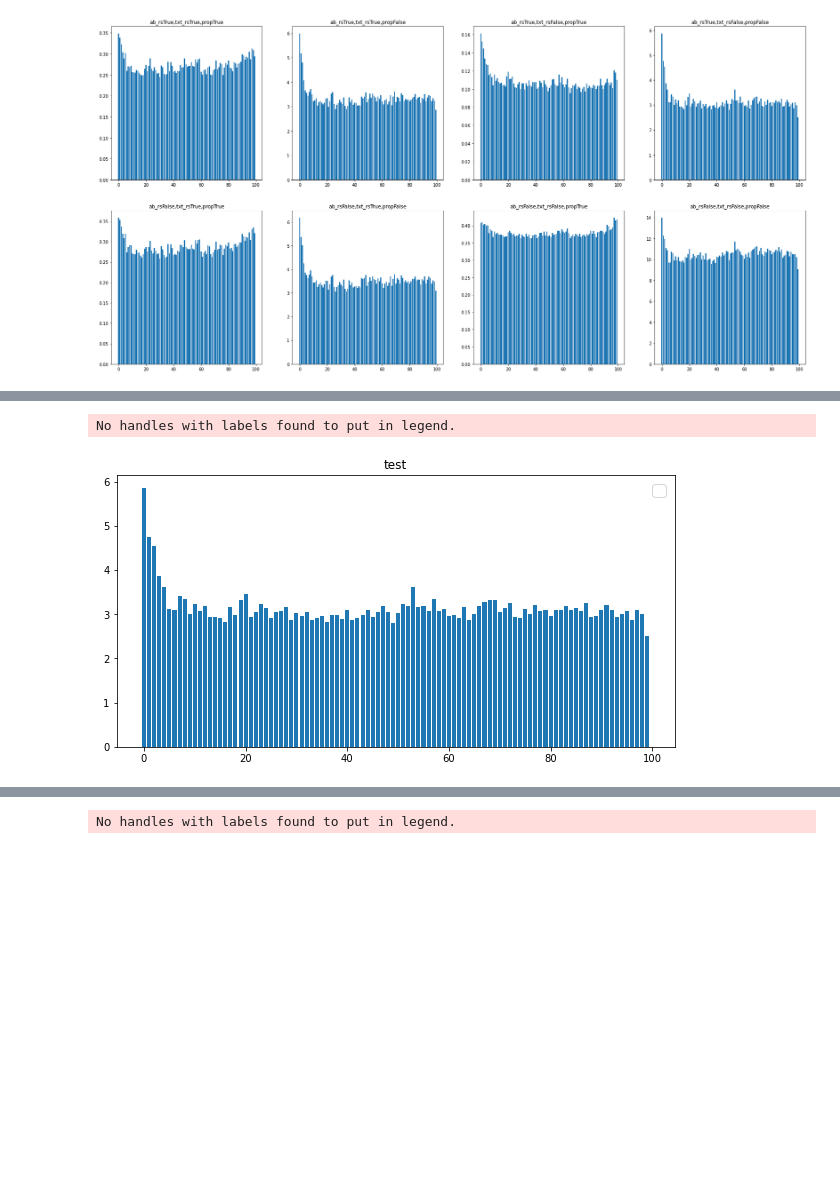
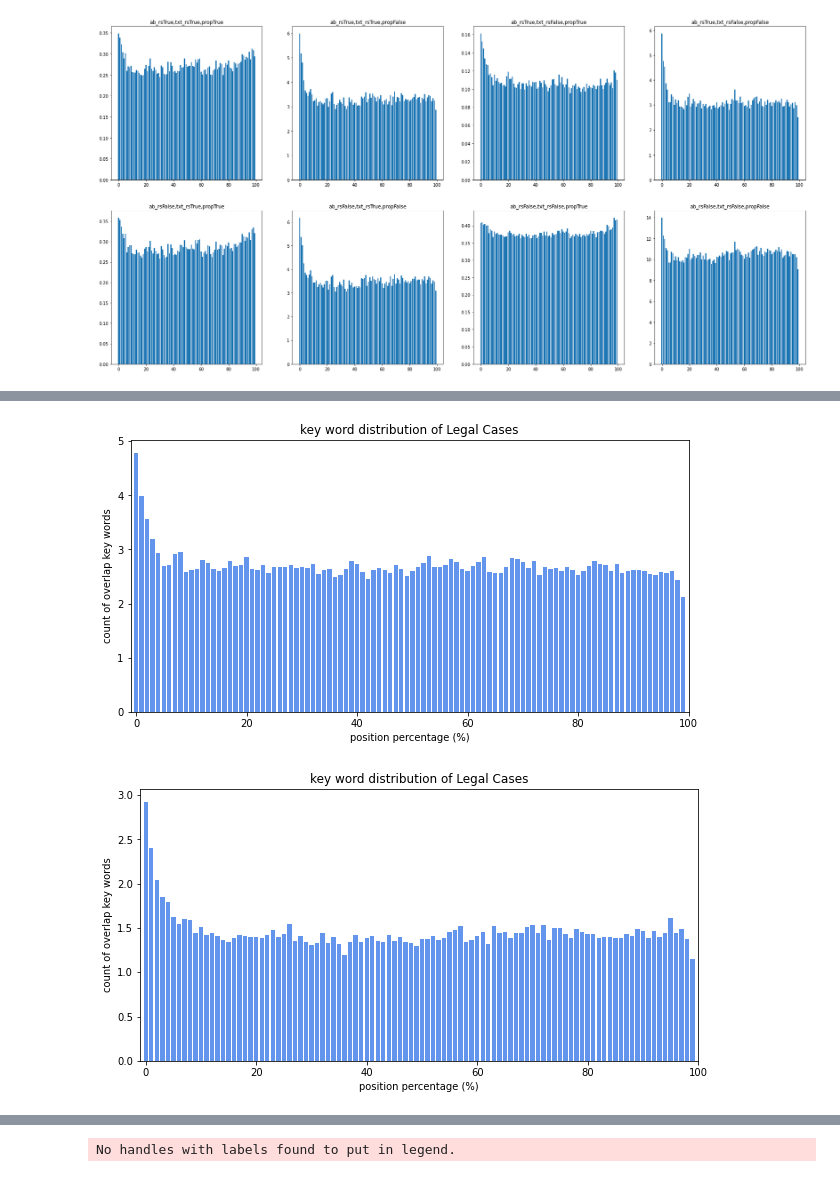
Before and after one commit to gajanlee/SLN-Summarization, a Jupyter notebook: src/sln_summ/notebooks/smi.ipynb, the cells around one changed output, grey strips where cells are left out. Saved outputs shown, nothing was run; the diff lists cells and outputs as text; code cells hidden in the pictures; blank space fills up the shorter version.

```diff
--- a/src/sln_summ/notebooks/smi.ipynb
+++ b/src/sln_summ/notebooks/smi.ipynb
@@ -120,5 +168,10 @@ No handles with labels found to put in legend.
 # %%
-plot_items_distribution(legal_items, abstract_remove_stop=True, text_remove_stop=False, proportion=False)
+legal_items = corpus.read_legal_corpus(500, truth_selection="summ")
+plot_items_distribution(legal_items, title="key word distribution of Legal Cases", corpus="legal", abstract_remove_stop=True, text_remove_stop=False, proportion=False)
 # %% [output]
-No handles with labels found to put in legend.
-[figure, old version]
+[figure, new version]
+# %%
+legal_items = corpus.read_legal_corpus(500, truth_selection="cite")
+plot_items_distribution(legal_items, title="key word distribution of Legal Cases", corpus="legal", abstract_remove_stop=True, text_remove_stop=False, proportion=False)
+# %% [output]
+[figure, added]
```
Also changed, not shown: parts of 11 cells of this notebook, 13 other files.
